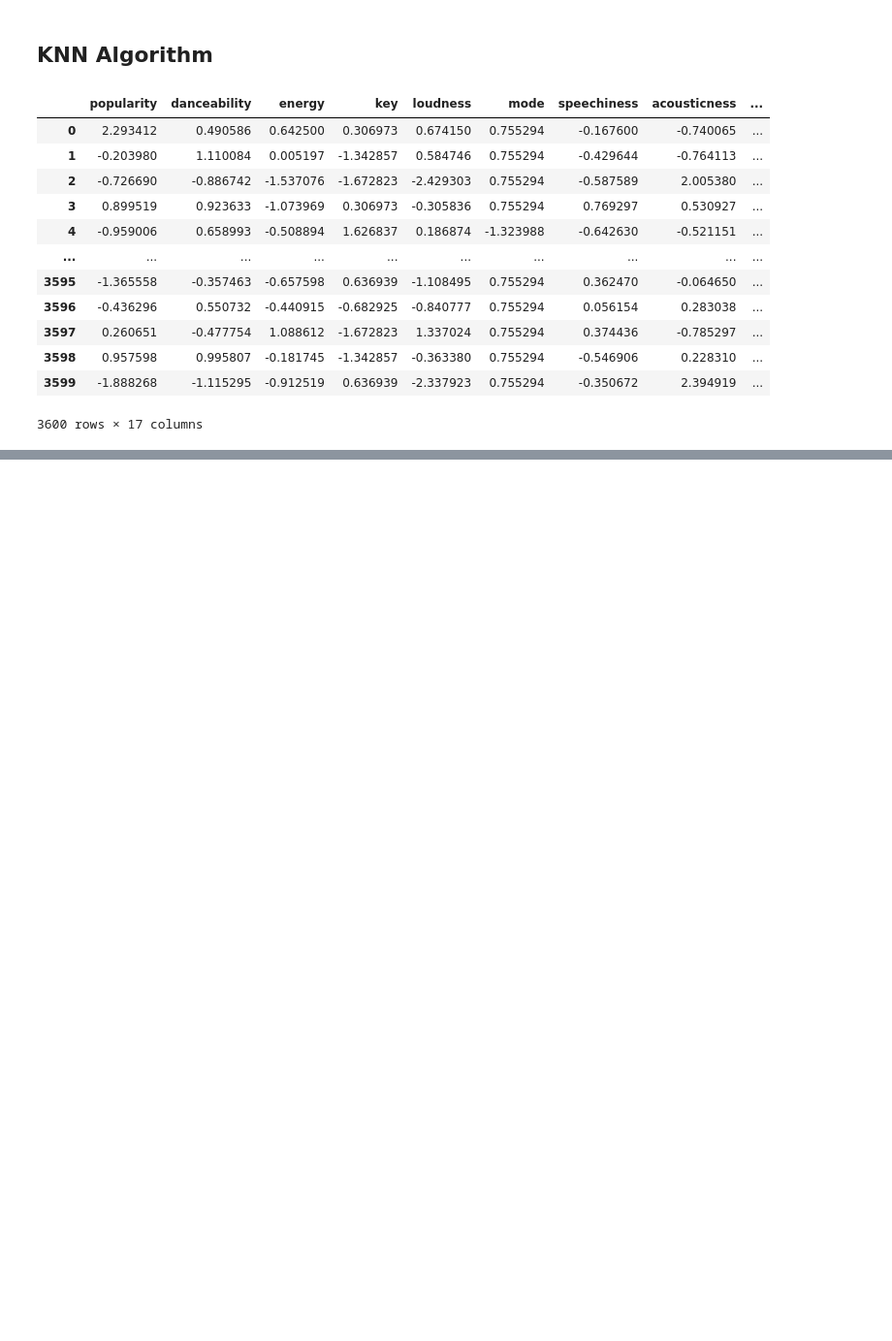
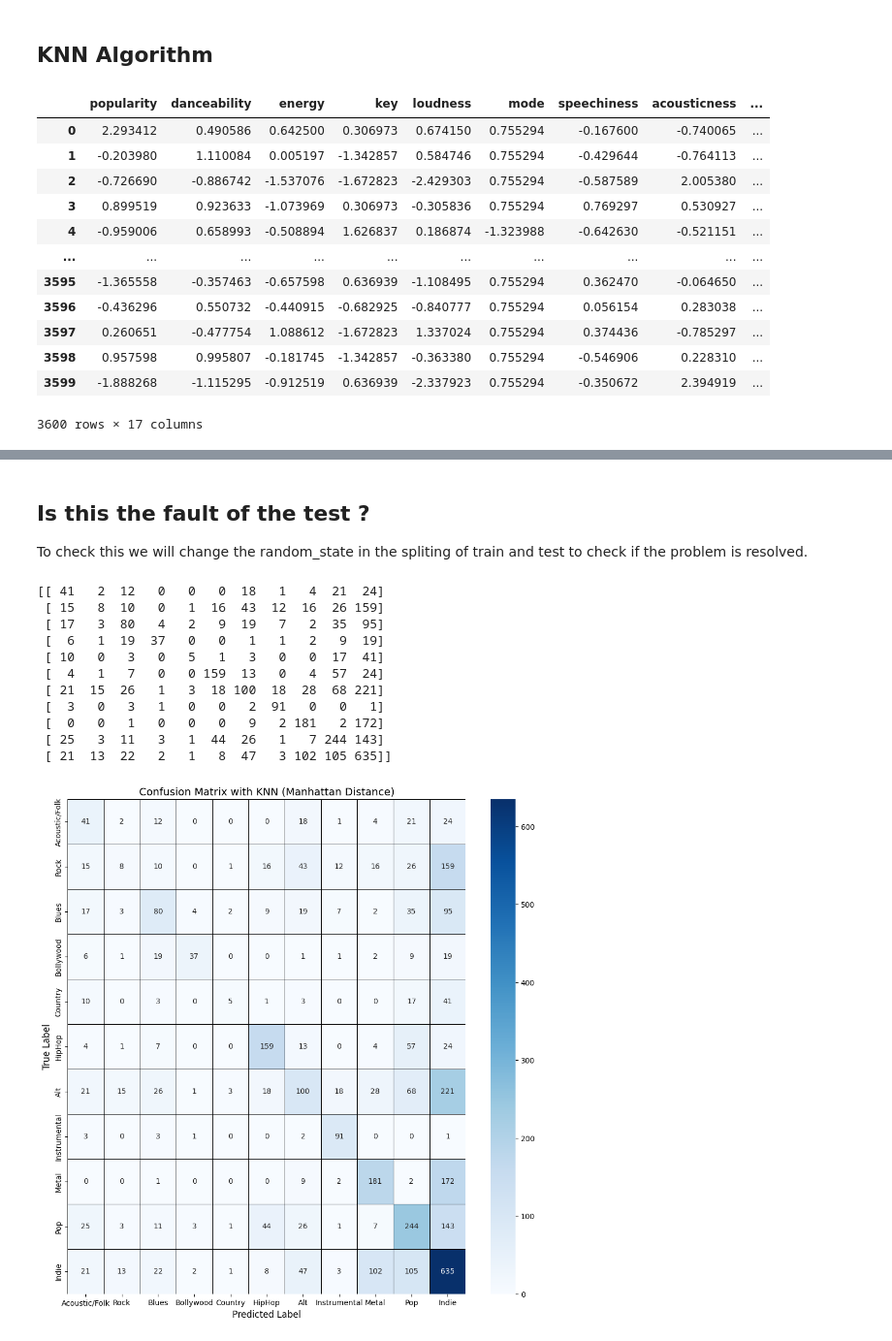
Before and after one commit to Hugo-Leyx-valade/projet-ML, a Jupyter notebook: Untitled1.ipynb, the cells around one changed output, grey strips where cells are left out. Shown at 97% size. Saved outputs shown, nothing was run; the diff lists cells and outputs as text; code cells hidden in the pictures; blank space fills up the shorter version.

```diff
--- a/Untitled1.ipynb
+++ b/Untitled1.ipynb
@@ -631,0 +610,75 @@ df
+# %% [markdown]
+## Is this the fault of the test ?
+
+To check this we will change the random_state in the spliting of train and test to check if the problem is resolved.
+# %%
+X_train, X_test, y_train, y_test = train_test_split( X, y, test_size=0.2, random_state=1055625)
+
+knn = KNeighborsClassifier(n_neighbors=21, metric='manhattan' )
+knn.fit(X_train, y_train)
+y_pred = knn.predict(X_test)
+
+df_X_test = pd.DataFrame(X_test, columns=['popularity', 'danceability', 'energy',
+'key', 'loudness', 'mode', 'speechiness', 'acousticness',
+'instrumentalness', 'liveness', 'valence', 'tempo',
+'duration_in_min/ms', 'time_signature', 'artist_name_cat',
+'track_name_cat'])
+
+df_y_pred = pd.DataFrame(y_pred, columns=['class'])
+
+pd.concat([df_X_test, df_y_pred], axis=1)
+
+
+from sklearn.metrics import confusion_matrix
+from sklearn.model_selection import train_test_split
+from sklearn.neighbors import KNeighborsClassifier
+from sklearn.datasets import load_iris
+
+class_mapping = [
+    "Acoustic/Folk",  # Class 0
+    "Rock",           # Class 1
+    "Blues",          # Class 2
+    "Bollywood",      # Class 3
+    "Country",        # Class 4
+    "HipHop",         # Class 5
+    "Alt",            # Class 6
+    "Instrumental",   # Class 7
+    "Metal",          # Class 8
+    "Pop",            # Class 9
+    "Indie"           # Class 10
+]
+
+# Load dataset
+data = load_iris()
+
+cm = confusion_matrix(y_test, y_pred)
+
+print(cm)
+# Plot Confusion Matrix with Seaborn
+plt.figure(figsize=(12, 12))
+
+# Create a heatmap with annotations and color palette
+sns.heatmap(cm, annot=True, fmt='d', cmap='Blues', xticklabels=class_mapping, yticklabels=class_mapping,
+            cbar=True, linewidths=0.5, linecolor='black')
+
+# Titles and labels
+plt.title('Confusion Matrix with KNN (Manhattan Distance)', fontsize=14)
+plt.xlabel('Predicted Label', fontsize=12)
+plt.ylabel('True Label', fontsize=12)
+
+# Display the plot
+plt.xticks(rotation=0)
+plt.show()
+# %% [output]
+[[ 41   2  12   0   0   0  18   1   4  21  24]
+ [ 15   8  10   0   1  16  43  12  16  26 159]
+ [ 17   3  80   4   2   9  19   7   2  35  95]
+ [  6   1  19  37   0   0   1   1   2   9  19]
+ [ 10   0   3   0   5   1   3   0   0  17  41]
+ [  4   1   7   0   0 159  13   0   4  57  24]
+ [ 21  15  26   1   3  18 100  18  28  68 221]
+ [  3   0   3   1   0   0   2  91   0   0   1]
+ [  0   0   1   0   0   0   9   2 181   2 172]
+ [ 25   3  11   3   1  44  26   1   7 244 143]
+ [ 21  13  22   2   1   8  47   3 102 105 635]]
+[figure, added]
```
Also changed, not shown: parts of 10 cells of this notebook.
